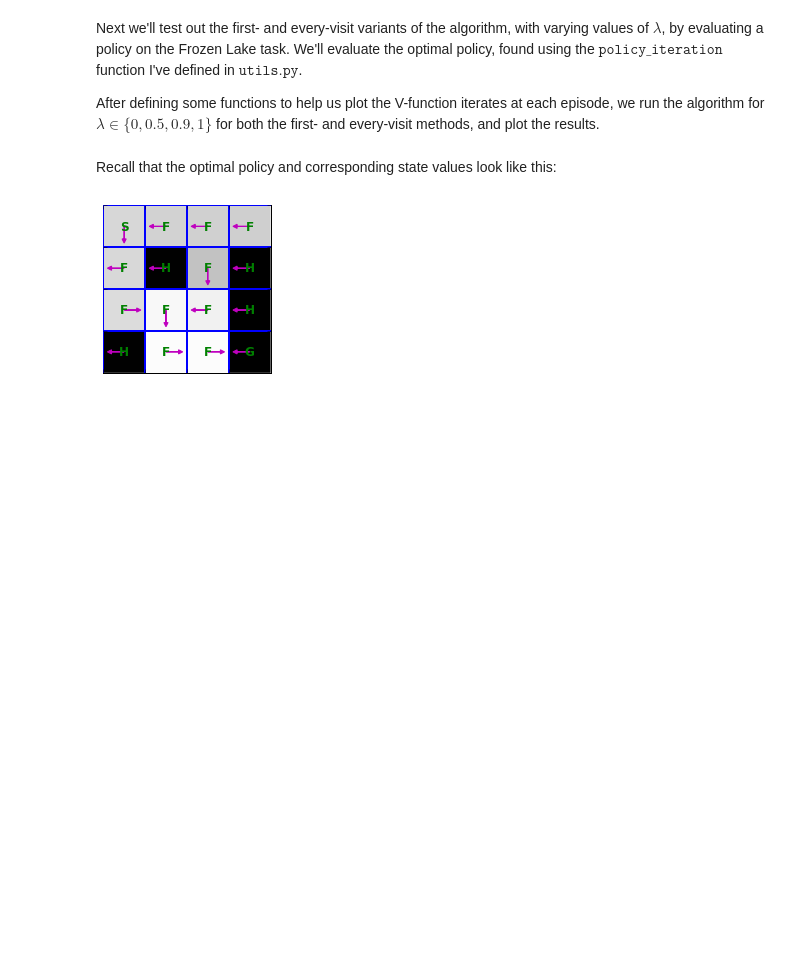
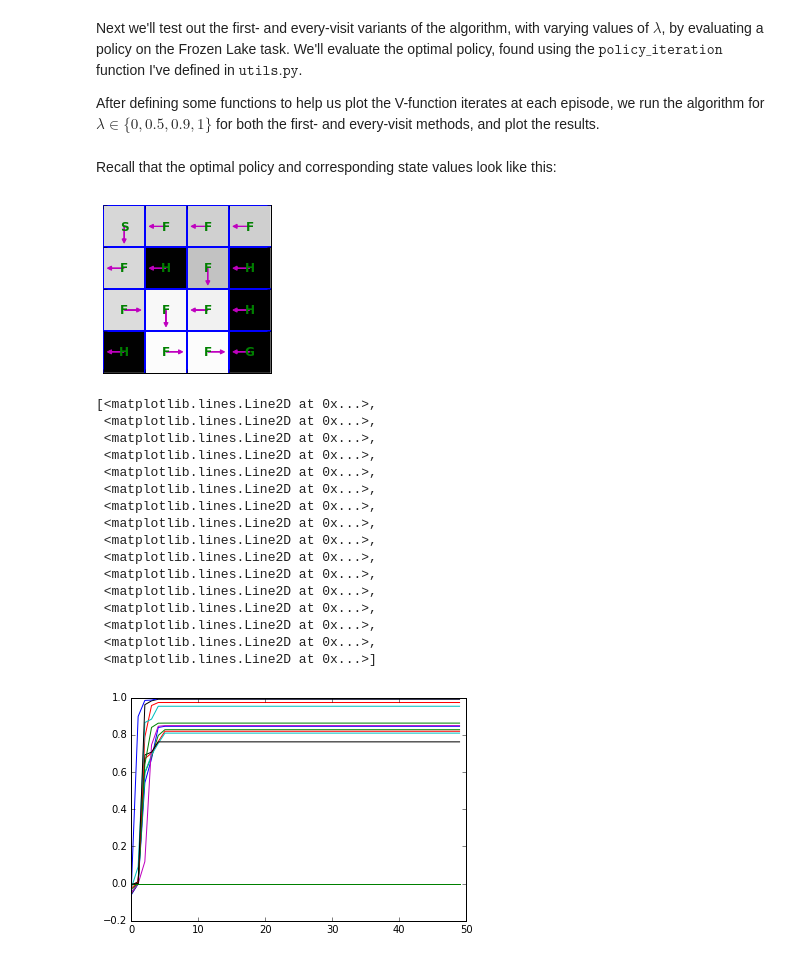
Before and after one commit to jclifton333/RL-pals, a Jupyter notebook: TD(lambda).ipynb, the cells around one changed output. Drawn from its saved outputs; the diff is of its cells as text; code cells hidden in the pictures; blank space fills up the shorter version.

```diff
--- a/TD(lambda).ipynb
+++ b/TD(lambda).ipynb
@@ -82,5 +79,25 @@ plot_policy(env, VList_PI[-1:], policyList[-1:])
 # %% [output]
 [figure]
+# %%
+plt.plot(VList_PI)
+# %% [output]
+[<matplotlib.lines.Line2D at 0x...>,
+ <matplotlib.lines.Line2D at 0x...>,
+ <matplotlib.lines.Line2D at 0x...>,
+ <matplotlib.lines.Line2D at 0x...>,
+ <matplotlib.lines.Line2D at 0x...>,
+ <matplotlib.lines.Line2D at 0x...>,
+ <matplotlib.lines.Line2D at 0x...>,
+ <matplotlib.lines.Line2D at 0x...>,
+ <matplotlib.lines.Line2D at 0x...>,
+ <matplotlib.lines.Line2D at 0x...>,
+ <matplotlib.lines.Line2D at 0x...>,
+ <matplotlib.lines.Line2D at 0x...>,
+ <matplotlib.lines.Line2D at 0x...>,
+ <matplotlib.lines.Line2D at 0x...>,
+ <matplotlib.lines.Line2D at 0x...>,
+ <matplotlib.lines.Line2D at 0x...>]
+[figure, added]
 # %%
 def axisPlotter(ax, lambda_, VList):
   title = 'Lambda = {}'.format(lambda_)
```
Also changed, not shown: parts of 6 cells of this notebook, 4 other files.
